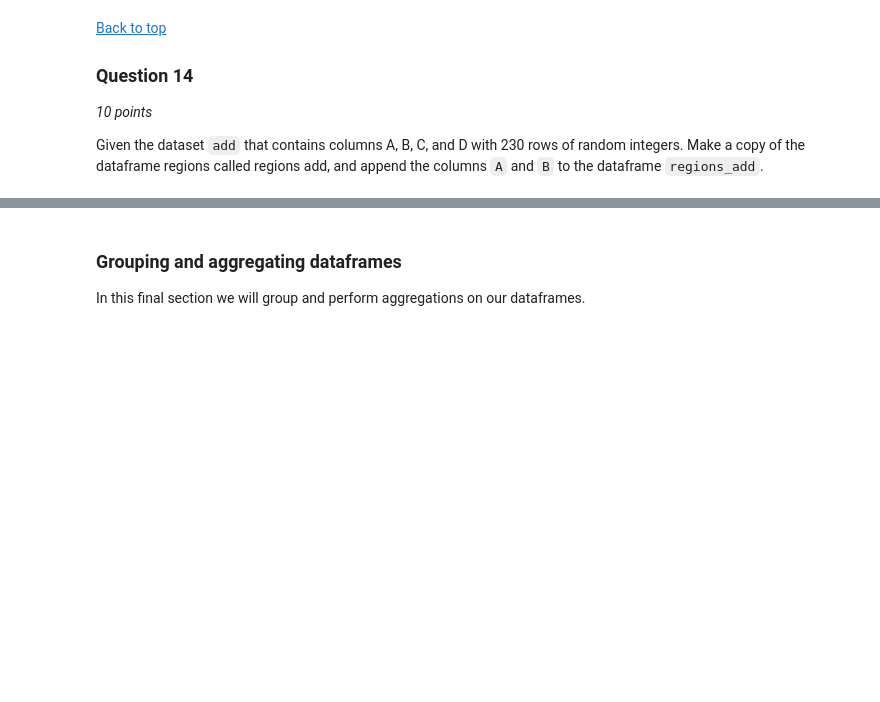
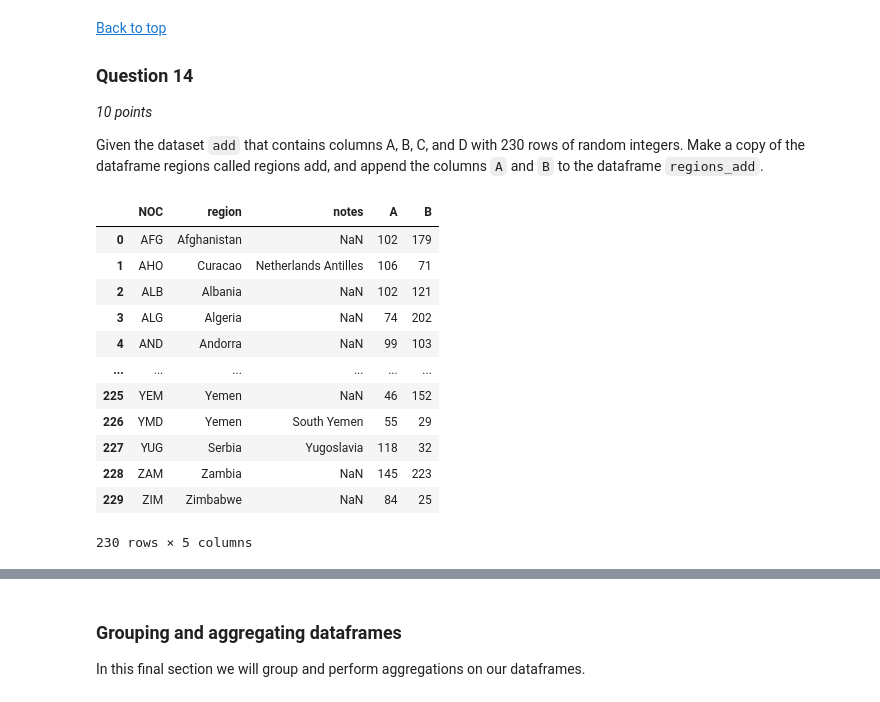
Before and after one commit to alexeimarcilio/Emeritus, a Jupyter notebook: Week06/Module_6.ipynb, the cells around one changed output, grey strips where cells are left out. Saved outputs shown, nothing was run; the diff lists cells and outputs as text; code cells hidden in the pictures; blank space fills up the shorter version.

```diff
--- a/Week06/Module_6.ipynb
+++ b/Week06/Module_6.ipynb
@@ -702,6 +725,22 @@ regions_add[['A','B']] = add[['A','B']]
 ###
 ### YOUR CODE HERE
 ###
+# %%
+regions_add
+# %% [output]
+|  | NOC | region | notes | A | B |
+| 0 | AFG | Afghanistan | NaN | 102 | 179 |
+| 1 | AHO | Curacao | Netherlands Antilles | 106 | 71 |
+| 2 | ALB | Albania | NaN | 102 | 121 |
+| 3 | ALG | Algeria | NaN | 74 | 202 |
+| 4 | AND | Andorra | NaN | 99 | 103 |
+| ... | ... | ... | ... | ... | ... |
+| 225 | YEM | Yemen | NaN | 46 | 152 |
+| 226 | YMD | Yemen | South Yemen | 55 | 29 |
+| 227 | YUG | Serbia | Yugoslavia | 118 | 32 |
+| 228 | ZAM | Zambia | NaN | 145 | 223 |
+| 229 | ZIM | Zimbabwe | NaN | 84 | 25 |
+230 rows × 5 columns
 # %%
 # See your final dataframe
 regions_add.head()
```
Also changed, not shown: parts of 8 cells of this notebook.
